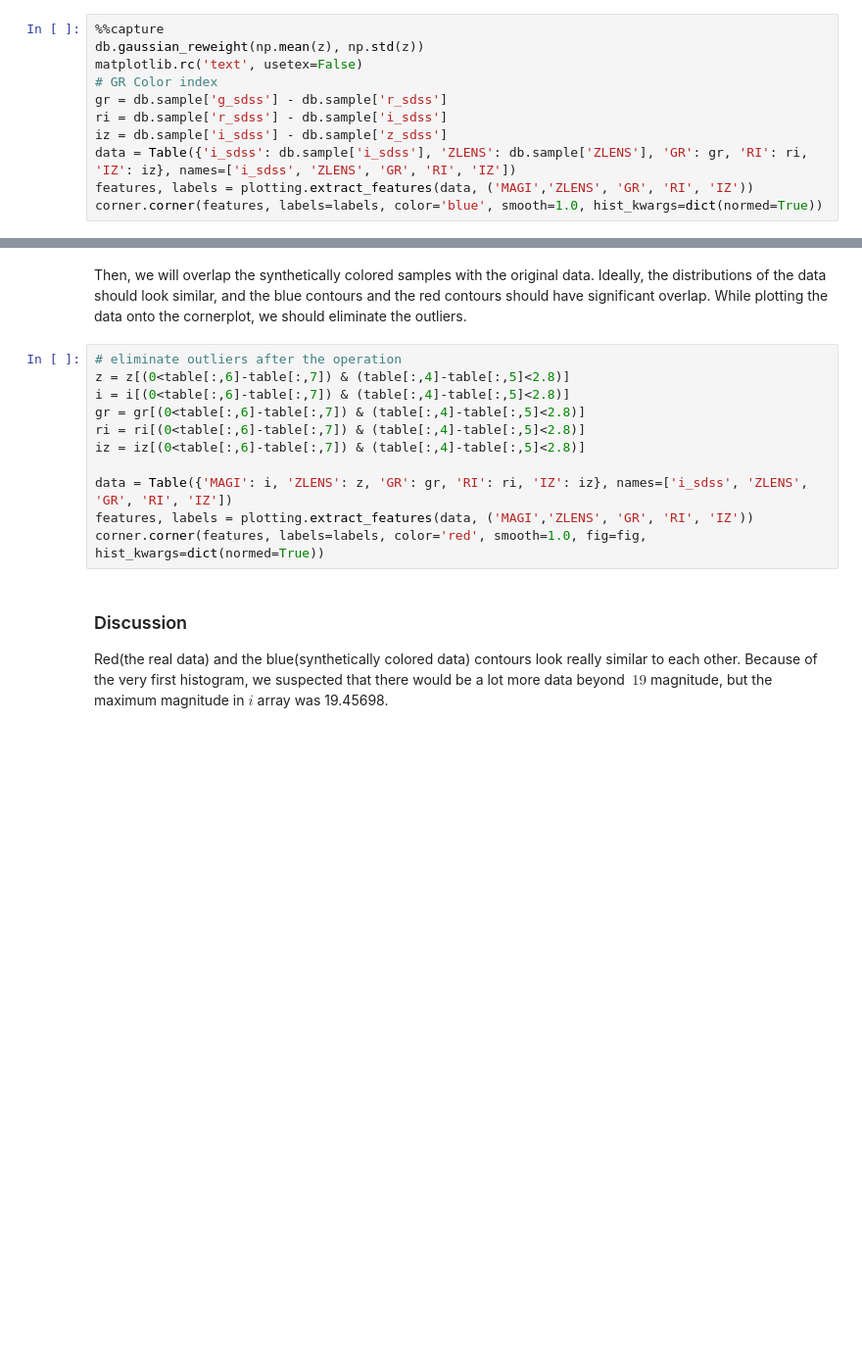
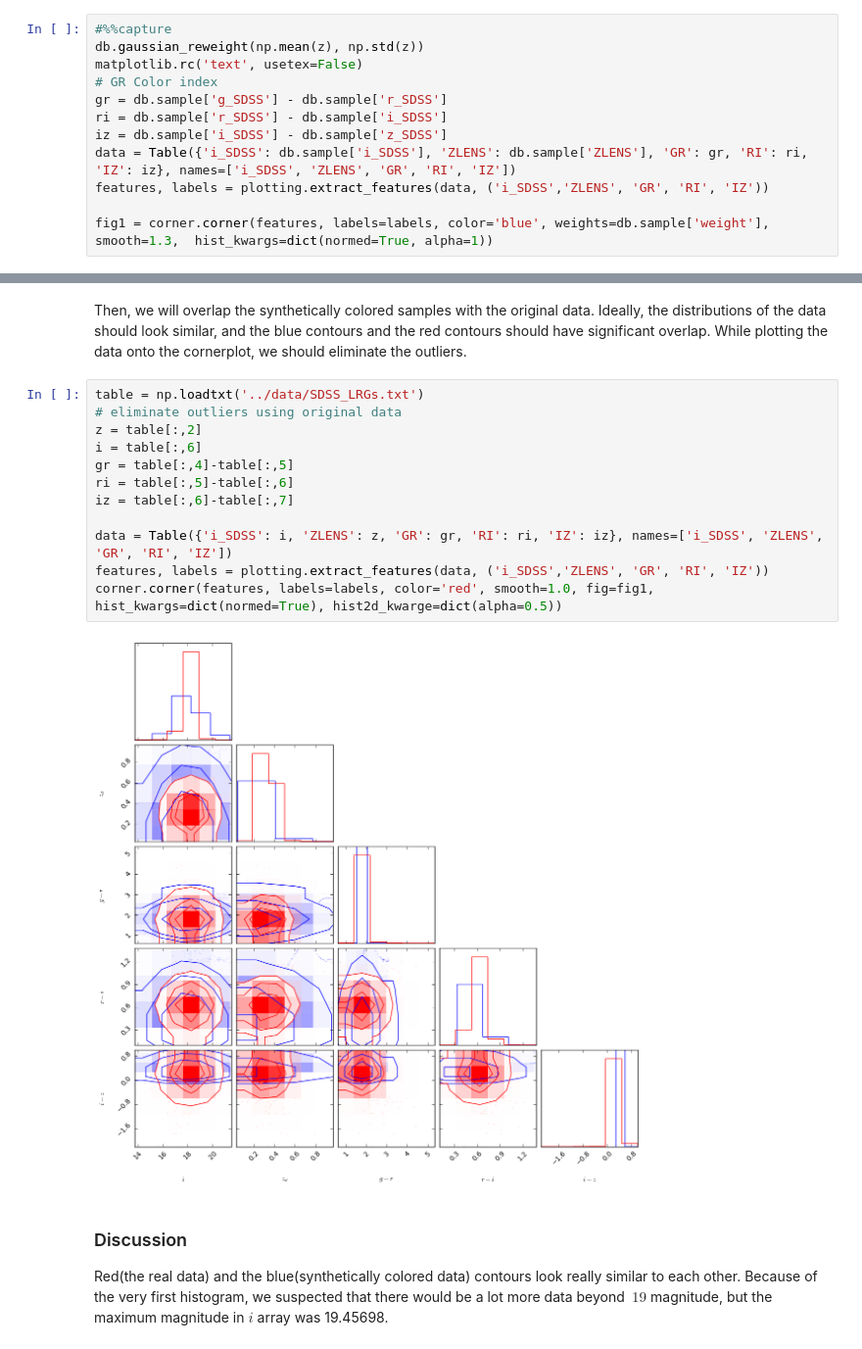
Before and after one commit to drphilmarshall/OM10, a Jupyter notebook: notebooks/LensColorComparison.ipynb, the cells around one changed output, grey strips where cells are left out. Shown: that part at 98% size. Drawn from its saved outputs; the diff is of its cells as text; blank space fills up the shorter version.

```diff
--- a/notebooks/LensColorComparison.ipynb
+++ b/notebooks/LensColorComparison.ipynb
@@ -62,13 +61,14 @@ $$\frac { P(redshift) }{ Q(redshift) } $$
 
 where P(redshift) is a y-value of redshift in the parent normal distribution and Q(redshift) is a y-value of redshift in the mock, colored lenses. `gaussian_reweight` method in OM10 does the calculation.
 # %%
-%%capture
+#%%capture
 db.gaussian_reweight(np.mean(z), np.std(z))
 matplotlib.rc('text', usetex=False)
 # GR Color index
-gr = db.sample['g_sdss'] - db.sample['r_sdss']
-ri = db.sample['r_sdss'] - db.sample['i_sdss']
-iz = db.sample['i_sdss'] - db.sample['z_sdss']
-data = Table({'i_sdss': db.sample['i_sdss'], 'ZLENS': db.sample['ZLENS'], 'GR': gr, 'RI': ri, 'IZ': iz}, names=['i_sdss', 'ZLENS', 'GR', 'RI', 'IZ'])
-features, labels = plotting.extract_features(data, ('MAGI','ZLENS', 'GR', 'RI', 'IZ'))
-corner.corner(features, labels=labels, color='blue', smooth=1.0, hist_kwargs=dict(normed=True))
+gr = db.sample['g_SDSS'] - db.sample['r_SDSS']
+ri = db.sample['r_SDSS'] - db.sample['i_SDSS']
+iz = db.sample['i_SDSS'] - db.sample['z_SDSS']
+data = Table({'i_SDSS': db.sample['i_SDSS'], 'ZLENS': db.sample['ZLENS'], 'GR': gr, 'RI': ri, 'IZ': iz}, names=['i_SDSS', 'ZLENS', 'GR', 'RI', 'IZ'])
+features, labels = plotting.extract_features(data, ('i_SDSS','ZLENS', 'GR', 'RI', 'IZ'))
+
+fig1 = corner.corner(features, labels=labels, color='blue', weights=db.sample['weight'], smooth=1.3,  hist_kwargs=dict(normed=True, alpha=1))
@@ -75,16 +79,19 @@ corner.corner(features, labels=labels, color='blue', smooth=1.0, hist_kwargs=dic
 # %% [markdown]
 Then, we will overlap the synthetically colored samples with the original data. Ideally, the distributions of the data should look similar, and the blue contours and the red contours should have significant overlap. While plotting the data onto the cornerplot, we should eliminate the outliers.
 # %%
-# eliminate outliers after the operation
-z = z[(0<table[:,6]-table[:,7]) & (table[:,4]-table[:,5]<2.8)]
-i = i[(0<table[:,6]-table[:,7]) & (table[:,4]-table[:,5]<2.8)]
-gr = gr[(0<table[:,6]-table[:,7]) & (table[:,4]-table[:,5]<2.8)]
-ri = ri[(0<table[:,6]-table[:,7]) & (table[:,4]-table[:,5]<2.8)]
-iz = iz[(0<table[:,6]-table[:,7]) & (table[:,4]-table[:,5]<2.8)]
+table = np.loadtxt('../data/SDSS_LRGs.txt')
+# eliminate outliers using original data
+z = table[:,2]
+i = table[:,6]
+gr = table[:,4]-table[:,5]
+ri = table[:,5]-table[:,6]
+iz = table[:,6]-table[:,7]
 
-data = Table({'MAGI': i, 'ZLENS': z, 'GR': gr, 'RI': ri, 'IZ': iz}, names=['i_sdss', 'ZLENS', 'GR', 'RI', 'IZ'])
-features, labels = plotting.extract_features(data, ('MAGI','ZLENS', 'GR', 'RI', 'IZ'))
-corner.corner(features, labels=labels, color='red', smooth=1.0, fig=fig, hist_kwargs=dict(normed=True))
+data = Table({'i_SDSS': i, 'ZLENS': z, 'GR': gr, 'RI': ri, 'IZ': iz}, names=['i_SDSS', 'ZLENS', 'GR', 'RI', 'IZ'])
+features, labels = plotting.extract_features(data, ('i_SDSS','ZLENS', 'GR', 'RI', 'IZ'))
+corner.corner(features, labels=labels, color='red', smooth=1.0, fig=fig1, hist_kwargs=dict(normed=True), hist2d_kwarge=dict(alpha=0.5))
+# %% [output]
+[figure, added]
 # %% [markdown]
 ### Discussion
 
```
Also changed, not shown: parts of 3 cells of this notebook, 7 other files.
